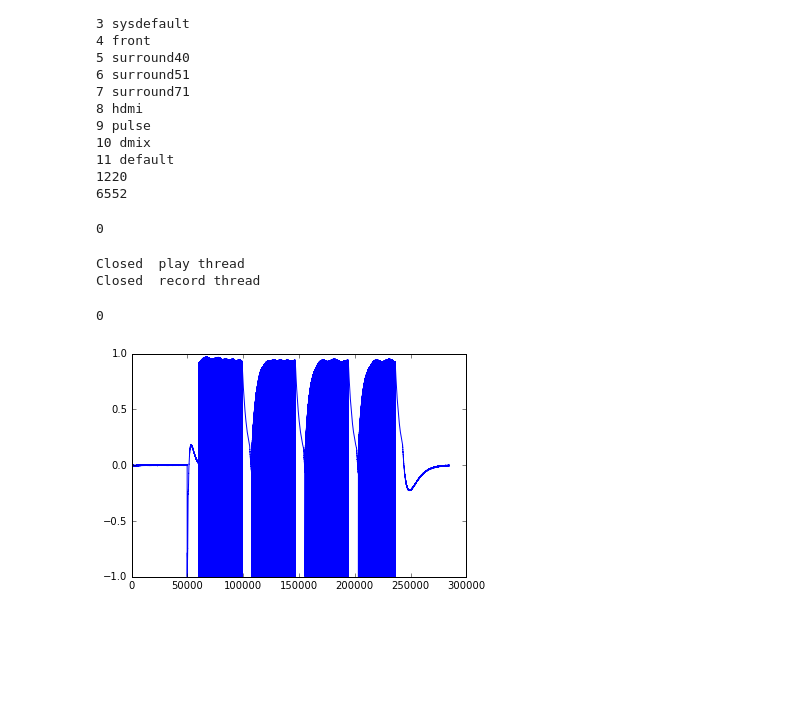
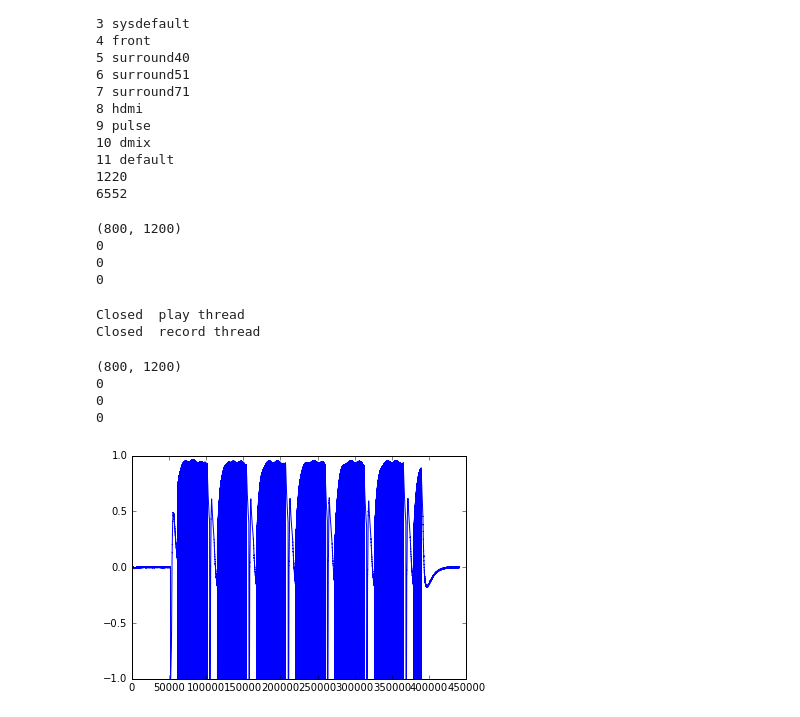
Before and after one commit to yizow/RiFi, a Jupyter notebook: PipelineTest.ipynb, the cells around one changed output. Saved outputs shown, nothing was run; the diff lists cells and outputs as text; code cells hidden in the pictures; blank space fills up the shorter version.

Commit message:
size header sent along with image tables

```diff
--- a/PipelineTest.ipynb
+++ b/PipelineTest.ipynb
@@ -87,8 +87,8 @@ d_out = 9
 reload(Transmission)
 reload(Encoding)
 
-test = eY
-test = Transmission.packetize(eY)
+bits = Transmission.bitStreamify((800, 1200), Y, Cb, Cr)
+test = Transmission.packetize(bits)
 # print Transmission.packetize(eY)
 # test = Transmission.NRZ2NRZI(test)
 NRZI = bitarray.bitarray()
@@ -114,7 +114,7 @@ for packet in test:
 # print len(Transmission.findPackets2(Transmission.NRZI2NRZ(NRZI)))
 test = reduce(operator.add, Transmission.findPackets2(Transmission.NRZI2NRZ(NRZI)))
 with open("eY.txt", "w") as text_file:
-    for t in Transmission.justPacketize(eY):
+    for t in Transmission.justPacketize(bits):
         text_file.write(t.to01())
         text_file.write("\n")
 with open("test.txt", "w") as text_file:
@@ -122,13 +122,19 @@ with open("test.txt", "w") as text_file:
     for t in Transmission.findPackets2(Transmission.NRZI2NRZ(NRZI)):
         text_file.write(t.to01())
         text_file.write("\n")
-test = Encoding.decode(iter(test), Encoding.huffmanRootLuminanceDC, Encoding.huffmanRootLuminanceAC)
+size, dY, dCb, dCr = Transmission.deStreamify(test)
 # print test[:,0]
 # print Y[:,0]
-print np.sum(test != Y)
+print size
+print np.sum(dY != Y)
+print np.sum(dCb != Cb)
+print np.sum(dCr != Cr)
 # print test.to01() == eY.to01()
 # %% [output]
+(800, 1200)
 0
+0
+0
 # %%
 reload(Encoding)
 reload(Transmission)
@@ -187,36 +194,47 @@ Closed  record thread
 
 #     NRZI += samples
 
 fs = 48e3
 data = np.array(recorded).flatten()
 plt.plot(data)
 demod = Transmission.nc_afsk1200Demod(data, fs)
 idx = Transmission.PLL(demod, fs=fs, baud=2400).astype(int)
 samples = bitarray.bitarray([bit >= 0 for bit in np.array(demod)[idx]])
 bits = Transmission.NRZI2NRZ(samples)
 packets = Transmission.findPackets(bits)
 
 test = reduce(operator.add, packets)
 
 with open("eY.txt", "w") as text_file:
-    for t in Transmission.justPacketize(eY):
+    for t in Transmission.justPacketize(Transmission.bitStreamify((800, 1200), Y, Cb, Cr)):
         text_file.write(t.to01())
         text_file.write("\n")
 with open("test.txt", "w") as text_file:
     for t in packets:
         text_file.write(t.to01())
         text_file.write("\n")
-# with open("test2.txt", "w") as text_file:
-#     text_file.write(bits.to01())
-test = Encoding.decode(iter(test), Encoding.huffmanRootLuminanceDC, Encoding.huffmanRootLuminanceAC)
+with open("test2.txt", "w") as text_file:
+    text_file.write(bits.to01())
+# test = Encoding.decode(iter(test), Encoding.huffmanRootLuminanceDC, Encoding.huffmanRootLuminanceAC)
 # print test[:,0]
 # print Y[:,0]
-print np.sum(test != Y)
+# print np.sum(test != Y)
 # test = Encoding.decode(iter(test), Encoding.huffmanRootLuminanceDC, Encoding.huffmanRootLuminanceAC)
 
 # print np.sum(test != Y)
 # print bits[:100]
 # print reduce(operator.add, Transmission.packetize(eY))[:100]
+
+size, dY, dCb, dCr = Transmission.deStreamify(test)
+# print test[:,0]
+# print Y[:,0]
+print size
+print np.sum(dY != Y)
+print np.sum(dCb != Cb)
+print np.sum(dCr != Cr)
 # %% [output]
+(800, 1200)
 0
+0
+0
-[figure, old version]
+[figure, new version]
```
Also changed, not shown: parts of 1 cell of this notebook, 1 other file.
